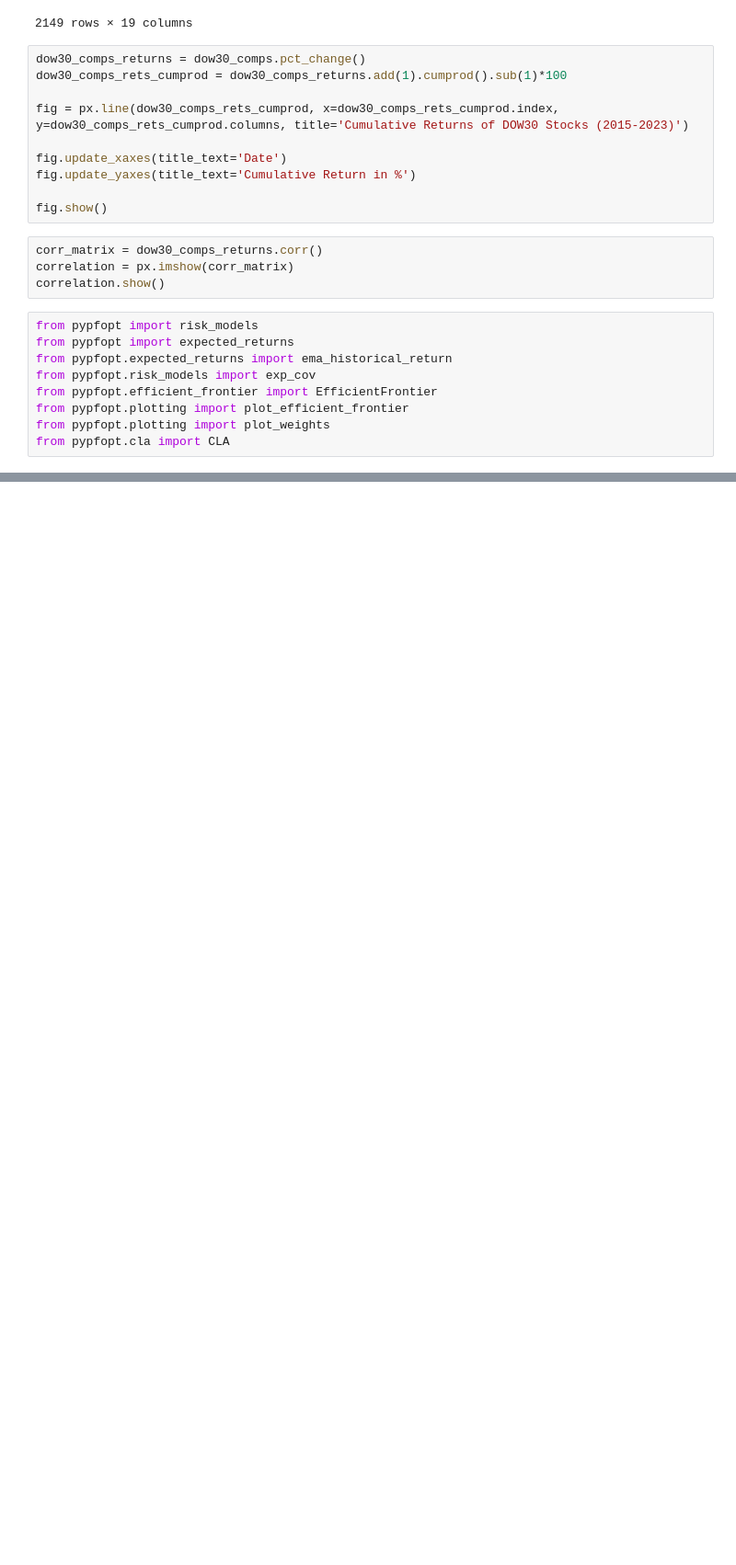
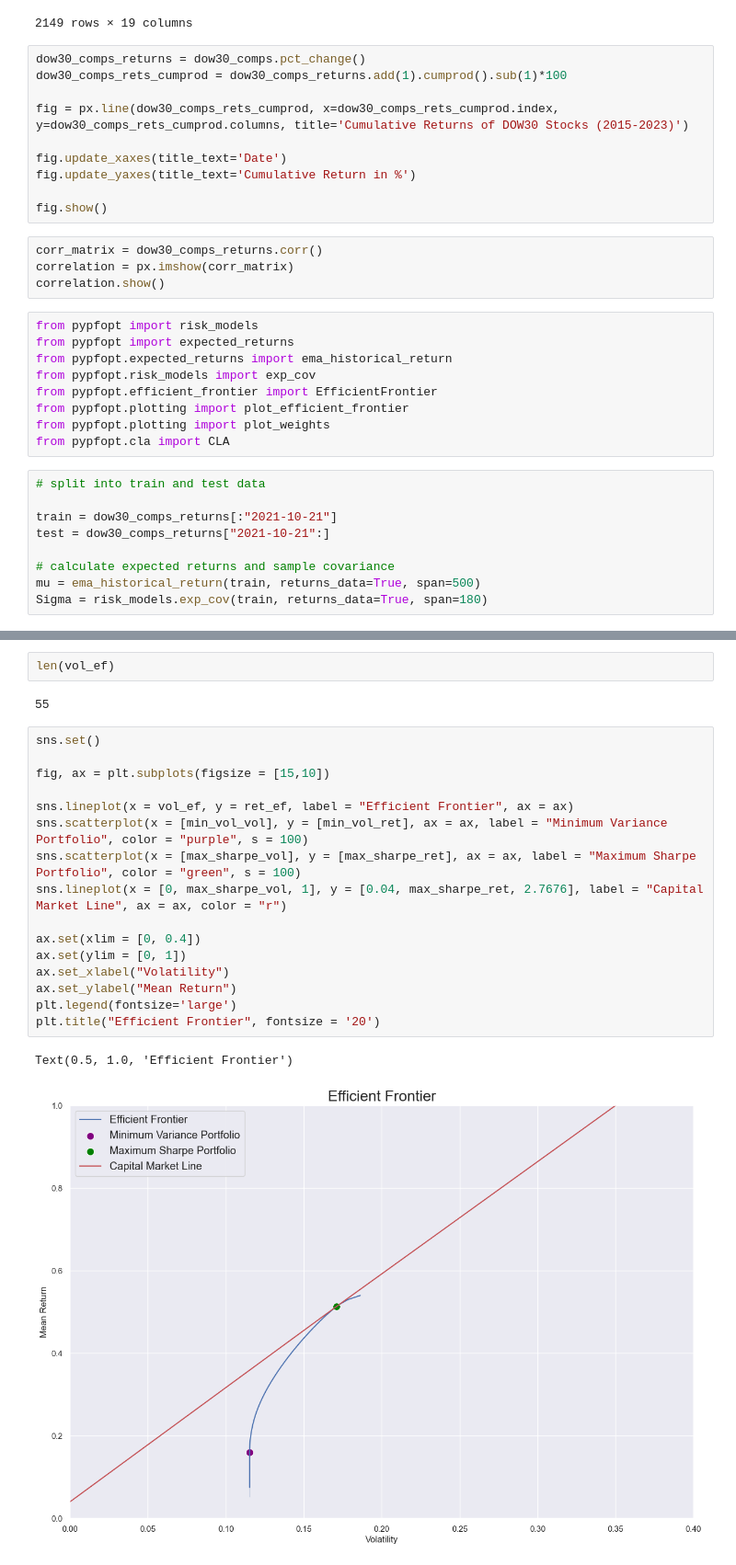
Before and after one commit to abhijay-agarwal/python-experiments, a Jupyter notebook: allocations.ipynb, the cells around one changed output, grey strips where cells are left out. Shown at 92% size. Drawn from its saved outputs; the diff is of its cells as text; blank space fills up the shorter version.

Commit message:
calculated optimal portfolio allocations

```diff
--- a/allocations.ipynb
+++ b/allocations.ipynb
@@ -178,3 +178,12 @@ from pypfopt.efficient_frontier import EfficientFrontier
 from pypfopt.plotting import plot_efficient_frontier
 from pypfopt.plotting import plot_weights
 from pypfopt.cla import CLA
+# %%
+# split into train and test data
+
+train = dow30_comps_returns[:"2021-10-21"]
+test = dow30_comps_returns["2021-10-21":]
+
+# calculate expected returns and sample covariance
+mu = ema_historical_return(train, returns_data=True, span=500)
+Sigma = risk_models.exp_cov(train, returns_data=True, span=180)
@@ -180,0 +221,23 @@ from pypfopt.cla import CLA
+# %%
+len(vol_ef)
+# %% [output]
+55
+# %%
+sns.set()
+
+fig, ax = plt.subplots(figsize = [15,10])
+
+sns.lineplot(x = vol_ef, y = ret_ef, label = "Efficient Frontier", ax = ax)
+sns.scatterplot(x = [min_vol_vol], y = [min_vol_ret], ax = ax, label = "Minimum Variance Portfolio", color = "purple", s = 100)
+sns.scatterplot(x = [max_sharpe_vol], y = [max_sharpe_ret], ax = ax, label = "Maximum Sharpe Portfolio", color = "green", s = 100)
+sns.lineplot(x = [0, max_sharpe_vol, 1], y = [0.04, max_sharpe_ret, 2.7676], label = "Capital Market Line", ax = ax, color = "r")
+
+ax.set(xlim = [0, 0.4])
+ax.set(ylim = [0, 1])
+ax.set_xlabel("Volatility")
+ax.set_ylabel("Mean Return")
+plt.legend(fontsize='large')
+plt.title("Efficient Frontier", fontsize = '20')
+# %% [output]
+Text(0.5, 1.0, 'Efficient Frontier')
+[figure, added]
```
Also changed, not shown: parts of 6 cells of this notebook, 1 other file.
